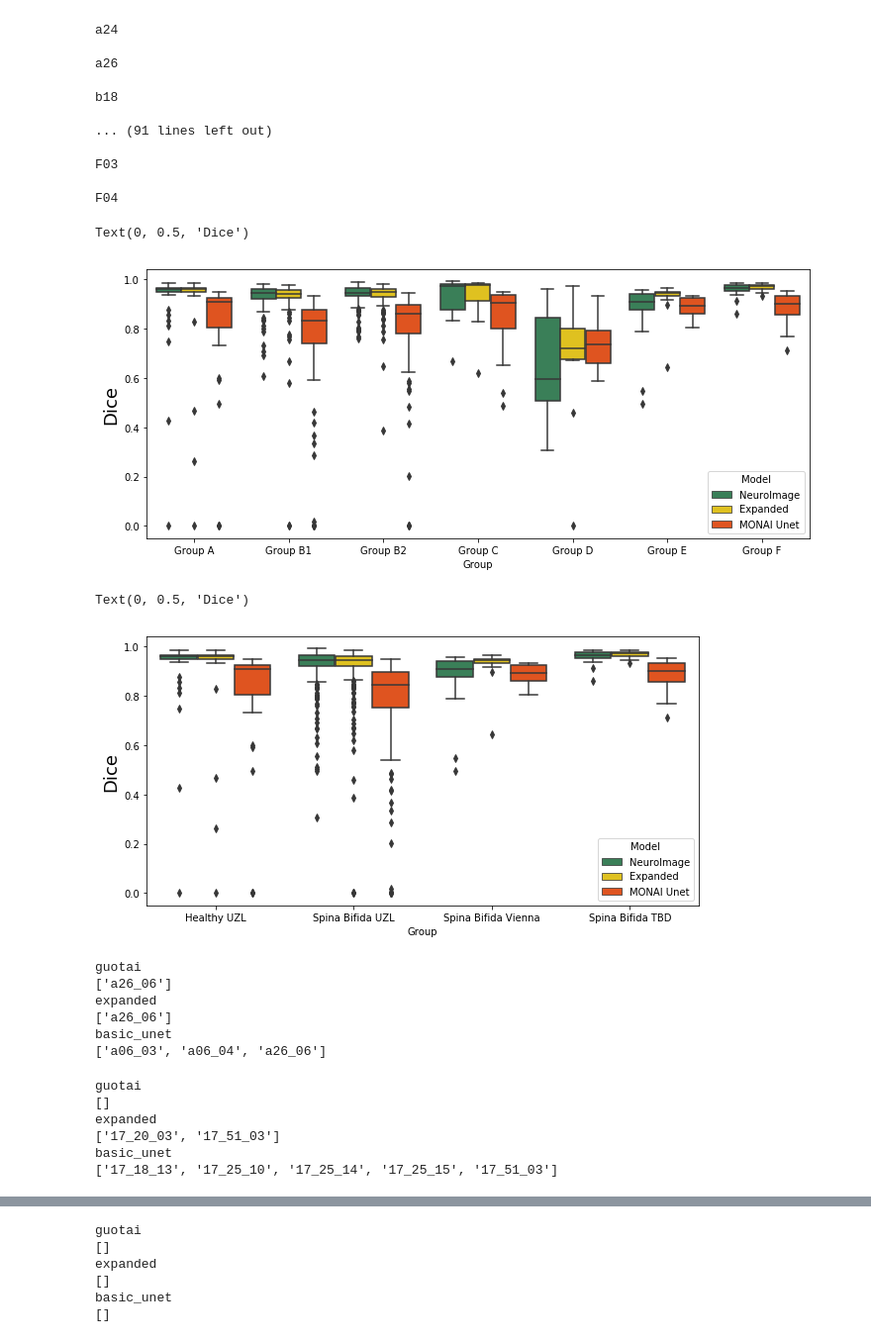
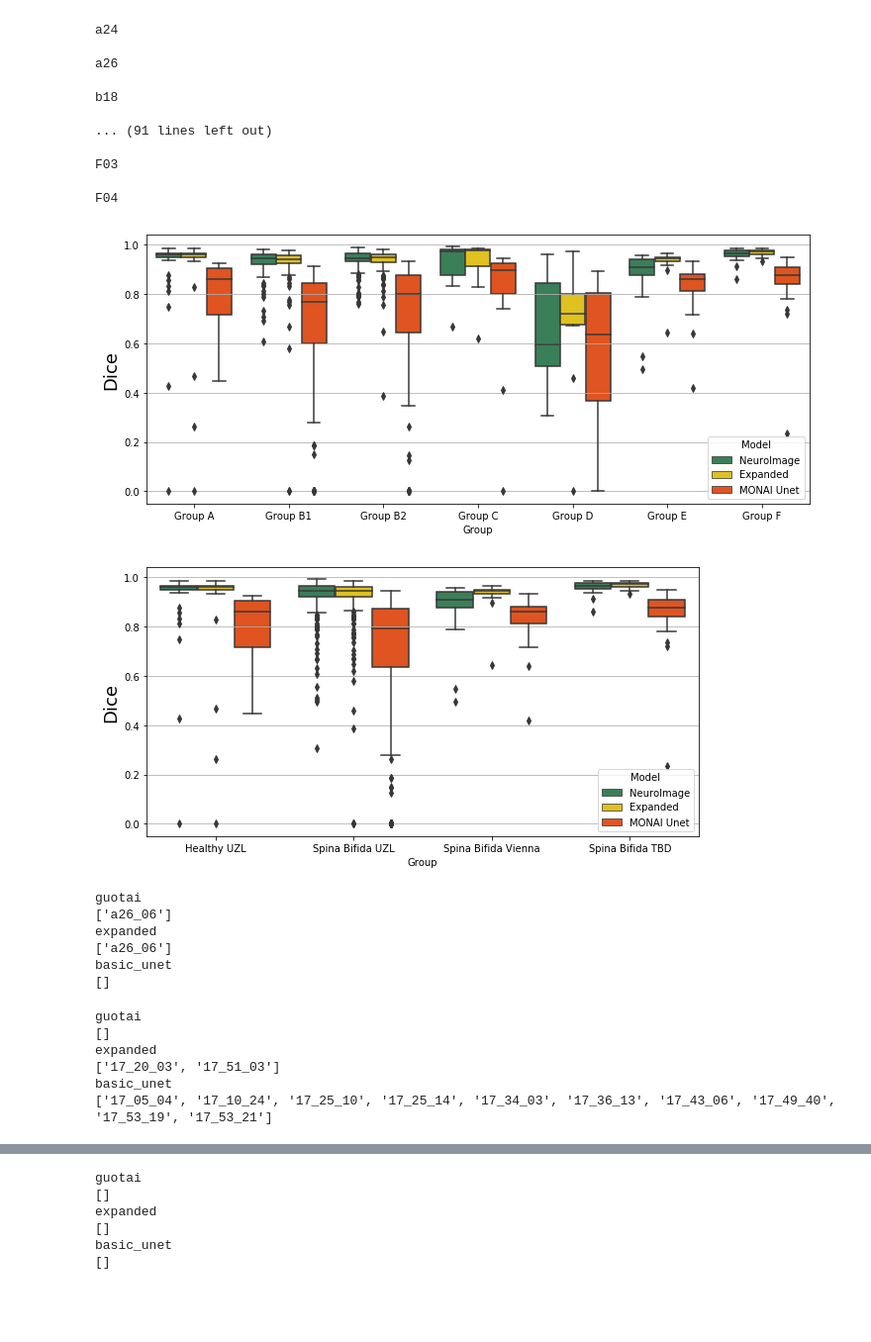
Before and after one commit to gift-surg/FetalBrainSegmentation_MONAI, a Jupyter notebook: notebooks/inference_comparison_neuroimage.ipynb, the cells around one changed output, grey strips where cells are left out. Shown at 99% size. Cells and saved outputs as stored; diff of their text form; code cells hidden in the pictures; blank space fills up the shorter version.

Commit message:
modified inference for customunet with different kernel sizes

```diff
--- a/notebooks/inference_comparison_neuroimage.ipynb
+++ b/notebooks/inference_comparison_neuroimage.ipynb
@@ -149,8 +149,11 @@ def get_all_dice(group="GroupA", remove_outliers=False):
 #     folder_unet = os.path.join(*[abs_dir, "Desktop", "GIFT-Surg", "FBS_Monai",
 #                                 "basic_unet_monai", "tests_deterministic_seeds", "2020-07-09_15-26-42_MONAI_unet_Dice_twochannel_smooth1e-5",
 #                                  "inference_no_postprocessing"])
+#     folder_unet = os.path.join(*[abs_dir, "Desktop", "GIFT-Surg", "FBS_Monai",
+#                                 "basic_unet_monai", "tests_deterministic_seeds", "2020-07-06_14-08-14_MONAI_unet_Dice_nosmooth_it10000",
+#                                  "inference_no_postprocessing"])
     folder_unet = os.path.join(*[abs_dir, "Desktop", "GIFT-Surg", "FBS_Monai",
-                                "basic_unet_monai", "tests_deterministic_seeds", "2020-07-06_14-08-14_MONAI_unet_Dice_nosmooth_it10000",
+                                "basic_unet_monai", "tests_deterministic_seeds", "2020-08-07_13-00-10_monai-0.2.0_CustomUNet_larger_filters",
                                  "inference_no_postprocessing"])
 
     folder_gt1 = os.path.join(*[abs_dir, "Desktop", "GIFT-Surg", "Data", "NeuroImage_dataset"])
@@ -258,35 +261,35 @@ F04
 # %%
 import pandas as pd
 
 pd1 = pd.DataFrame(data={'Group': 'Group A', 'Dice': dice_groupA['guotai'], 'Model': 'NeuroImage'})
 pd1 = pd1.append(pd.DataFrame({'Group': 'Group A', 'Dice': dice_groupA['expanded'], 'Model': 'Expanded'}))
 pd1 = pd1.append(pd.DataFrame({'Group': 'Group B1', 'Dice': dice_groupB1['guotai'], 'Model': 'NeuroImage'}))
 pd1 = pd1.append(pd.DataFrame({'Group': 'Group B1', 'Dice': dice_groupB1['expanded'], 'Model': 'Expanded'}))
 pd1 = pd1.append(pd.DataFrame({'Group': 'Group B2', 'Dice': dice_groupB2['guotai'], 'Model': 'NeuroImage'}))
 pd1 = pd1.append(pd.DataFrame({'Group': 'Group B2', 'Dice': dice_groupB2['expanded'], 'Model': 'Expanded'}))
 pd1 = pd1.append(pd.DataFrame({'Group': 'Group C', 'Dice': dice_groupC['guotai'], 'Model': 'NeuroImage'}))
 pd1 = pd1.append(pd.DataFrame({'Group': 'Group C', 'Dice': dice_groupC['expanded'], 'Model': 'Expanded'}))
 pd1 = pd1.append(pd.DataFrame({'Group': 'Group D', 'Dice': dice_groupD['guotai'], 'Model': 'NeuroImage'}))
 pd1 = pd1.append(pd.DataFrame({'Group': 'Group D', 'Dice': dice_groupD['expanded'], 'Model': 'Expanded'}))
 pd1 = pd1.append(pd.DataFrame({'Group': 'Group E', 'Dice': dice_groupE['guotai'], 'Model': 'NeuroImage'}))
 pd1 = pd1.append(pd.DataFrame({'Group': 'Group E', 'Dice': dice_groupE['expanded'], 'Model': 'Expanded'}))
 pd1 = pd1.append(pd.DataFrame({'Group': 'Group F', 'Dice': dice_groupF['guotai'], 'Model': 'NeuroImage'}))
 pd1 = pd1.append(pd.DataFrame({'Group': 'Group F', 'Dice': dice_groupF['expanded'], 'Model': 'Expanded'}))
 
 pd1 = pd1.append(pd.DataFrame({'Group': 'Group A', 'Dice': dice_groupA['basic_unet'], 'Model': 'MONAI Unet'}))
 pd1 = pd1.append(pd.DataFrame({'Group': 'Group B1', 'Dice': dice_groupB1['basic_unet'], 'Model': 'MONAI Unet'}))
 pd1 = pd1.append(pd.DataFrame({'Group': 'Group B2', 'Dice': dice_groupB2['basic_unet'], 'Model': 'MONAI Unet'}))
 pd1 = pd1.append(pd.DataFrame({'Group': 'Group C', 'Dice': dice_groupC['basic_unet'], 'Model': 'MONAI Unet'}))
 pd1 = pd1.append(pd.DataFrame({'Group': 'Group D', 'Dice': dice_groupD['basic_unet'], 'Model': 'MONAI Unet'}))
 pd1 = pd1.append(pd.DataFrame({'Group': 'Group E', 'Dice': dice_groupE['basic_unet'], 'Model': 'MONAI Unet'}))
 pd1 = pd1.append(pd.DataFrame({'Group': 'Group F', 'Dice': dice_groupF['basic_unet'], 'Model': 'MONAI Unet'}))
 
 fig = plt.figure(figsize=(12, 5))
 b1 = sns.boxplot(x='Group', y='Dice', hue='Model', data=pd1, palette=['seagreen', 'gold', 'orangered'])
 b1.set_ylabel('Dice', fontsize=18)
+plt.grid(b=True,axis='y')
 # %% [output]
-Text(0, 0.5, 'Dice')
-[figure, old version]
+[figure, new version]
 # %%
 pd2 = pd.DataFrame(data={'Group': 'Healthy UZL', 'Dice': dice_groupA['guotai'], 'Model': 'NeuroImage'})
 pd2 = pd2.append(pd.DataFrame({'Group': 'Healthy UZL', 'Dice': dice_groupA['expanded'], 'Model': 'Expanded'}))
@@ -314,9 +317,9 @@ pd2 = pd2.append(pd.DataFrame({'Group': 'Spina Bifida TBD', 'Dice': dice_groupF[
 fig2 = plt.figure(figsize=(10, 5))
 b2 = sns.boxplot(x='Group', y='Dice', hue='Model', data=pd2, palette=['seagreen', 'gold', 'orangered'])
 b2.set_ylabel('Dice', fontsize=18)
+plt.grid(b=True,axis='y')
 # %% [output]
-Text(0, 0.5, 'Dice')
-[figure, old version]
+[figure, new version]
 # %%
 for k in ['guotai', 'expanded', 'basic_unet']:
     print(k)
@@ -328,7 +331,7 @@ guotai
 expanded
 ['a26_06']
 basic_unet
-['a06_03', 'a06_04', 'a26_06']
+[]
 # %%
 for k in ['guotai', 'expanded', 'basic_unet']:
     print(k)
@@ -340,7 +343,7 @@ guotai
 expanded
 ['17_20_03', '17_51_03']
 basic_unet
-['17_18_13', '17_25_10', '17_25_14', '17_25_15', '17_51_03']
+['17_05_04', '17_10_24', '17_25_10', '17_25_14', '17_34_03', '17_36_13', '17_43_06', '17_49_40', '17_53_19', '17_53_21']
 # %%
 for k in ['guotai', 'expanded', 'basic_unet']:
     print(k)
```
Also changed, not shown: parts of 6 cells of this notebook, 2 other files.
